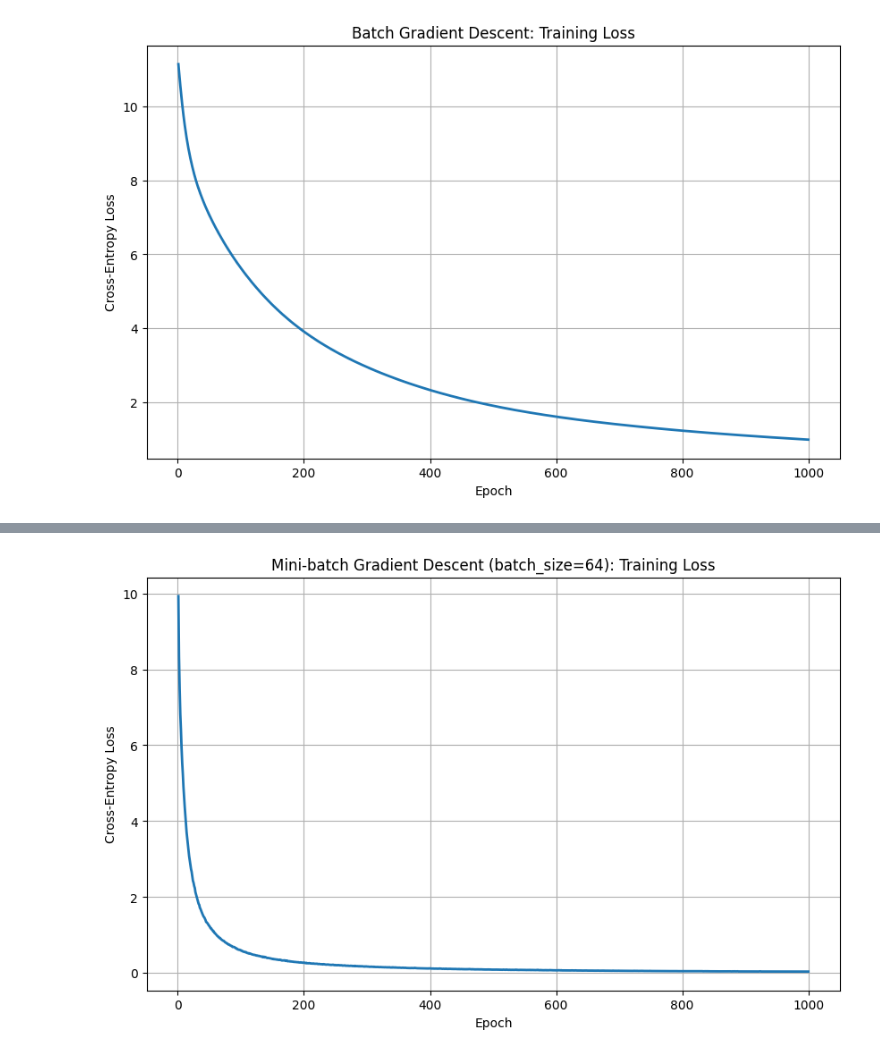
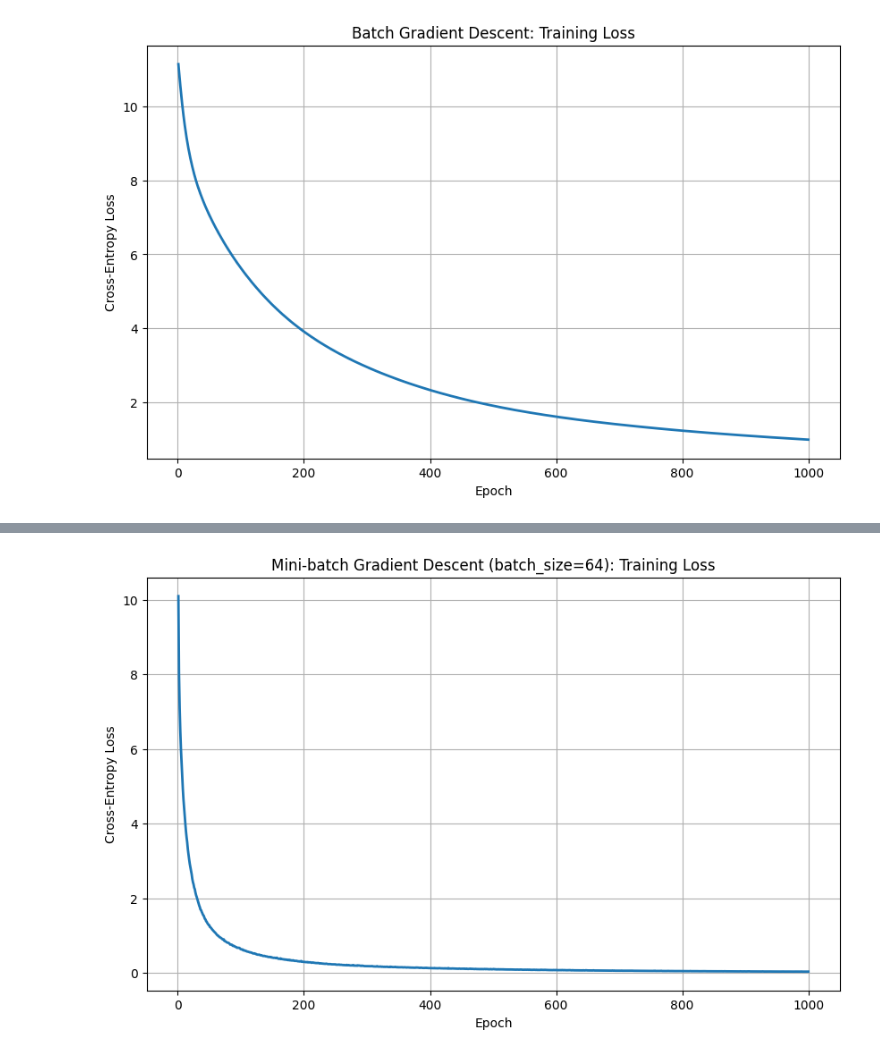
Before and after one commit to luzecode/aNLP_Assignment2, a Jupyter notebook: assignment_2/assignment_2/Plots.ipynb, the cells around one changed output, grey strips where cells are left out. Cells and saved outputs as stored; diff of their text form; code cells hidden in the pictures.

Commit message:
Added Report and Jupyter Notebook for Plots, some adjustments to the Code

```diff
--- a/assignment_2/assignment_2/Plots.ipynb
+++ b/assignment_2/assignment_2/Plots.ipynb
@@ -100,18 +100,8 @@ Epoch 1000, Loss: 0.9770
 Accuracy after training: 0.7540
 [figure]
 # %%
-DATA_PATH = 'C:/Users/lucia/OneDrive/Documents/CognitiveSystems/WiSe1/aNLP/assignment_2/assignment_2/data/dataset.csv'
-
-sentences, intent, unique_intent = load_dataset(DATA_PATH)
-X = bag_of_words_matrix(sentences)
-Y = labels_matrix((sentences, intent, unique_intent))
-
-V = X.shape[0]
-K = Y.shape[0]
-
-model_minibatch = NeuralNetwork(input_size=V, hidden_size=150, num_classes=K, seed=1)
-
-costs_minibatch = minibatch_train(X, Y, model_minibatch, train_flag=True)
+model_minibatch = NeuralNetwork(input_size=V, hidden_size=150, num_classes=K, seed=2)
+costs_minibatch = minibatch_train(X, Y, model_minibatch, train_flag=True, batch_size=64)
 
 plt.figure(figsize=(10, 6))
 plt.plot(range(1, len(costs_minibatch)+1), costs_minibatch, linewidth=2)
@@ -136,2 +126,2 @@ Epoch 1000, Loss: 0.0404
 Accuracy after training: 0.9930
-[figure, old version]
+[figure, new version]
```
Also changed, not shown: parts of 2 cells of this notebook, 13 other files.
